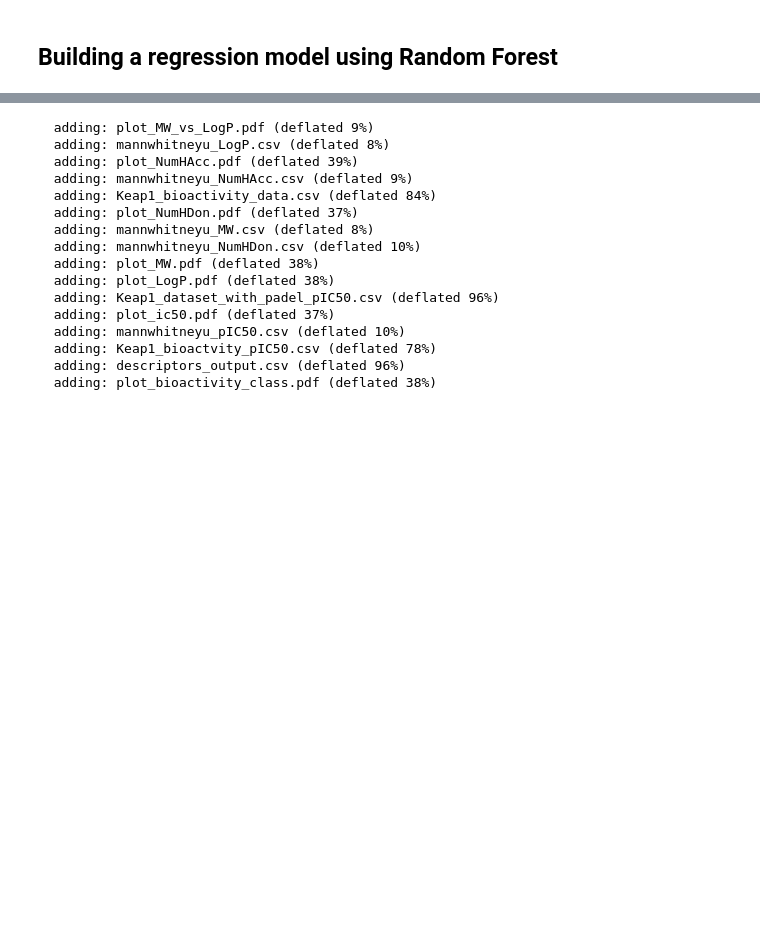
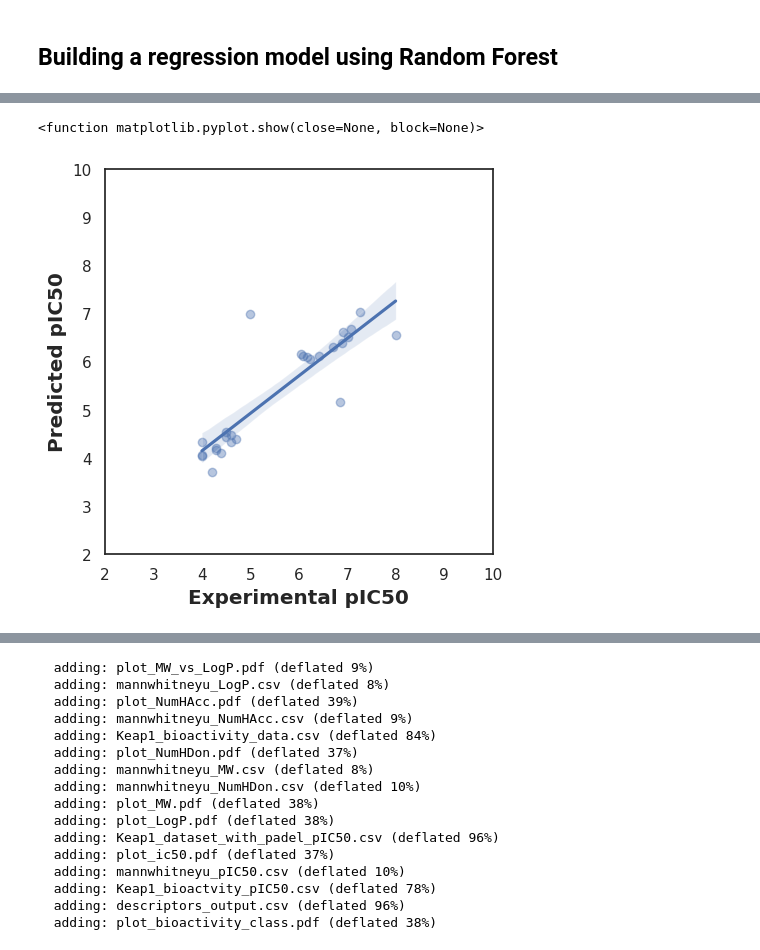
Before and after one commit to YIBOWAN200168/Colab, a Jupyter notebook: 5005PRE.ipynb, the cells around one changed output, grey strips where cells are left out. Cells and saved outputs as stored; diff of their text form; code cells hidden in the pictures; blank space fills up the shorter version.

```diff
--- a/5005PRE.ipynb
+++ b/5005PRE.ipynb
@@ -1049,0 +980,9 @@ array([5.04423075, 4.60205999, 6.31889777, 4.21850822, 6.09153549,
+# %%
+from sklearn.datasets import make_regression
+from sklearn.ensemble import GradientBoostingRegressor
+from sklearn.model_selection import train_test_split
+
+reg = GradientBoostingRegressor(random_state=0)
+reg.fit(X_train, Y_train)
+r2 = reg.score(X_test, Y_test)
+r2
@@ -1066,0 +1082,14 @@ Accuracy: 87.88 %.
+# %%
+sns.set(color_codes=True)
+sns.set_style("white")
+
+ax = sns.regplot(x = Y_test, y = Y_pred2, scatter_kws={'alpha':0.4})
+ax.set_xlabel('Experimental pIC50', fontsize='large', fontweight='bold')
+ax.set_ylabel('Predicted pIC50', fontsize='large', fontweight='bold')
+ax.set_xlim(2, 10)
+ax.set_ylim(2, 10)
+ax.figure.set_size_inches(5, 5)
+plt.show
+# %% [output]
+<function matplotlib.pyplot.show(close=None, block=None)>
+[figure, added]
```
Also changed, not shown: parts of 61 cells of this notebook.
